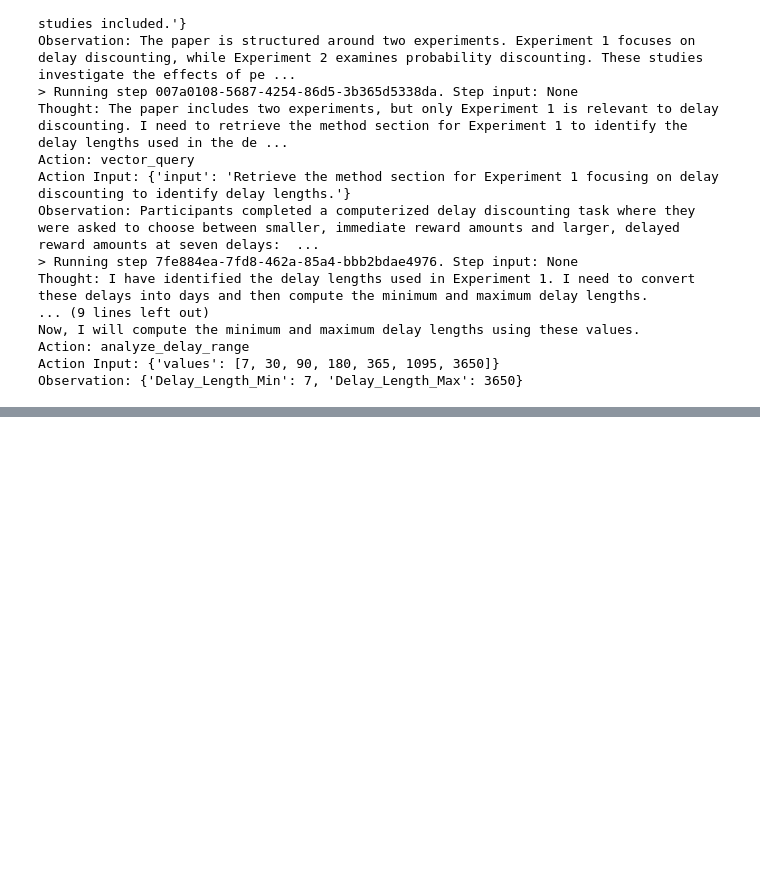
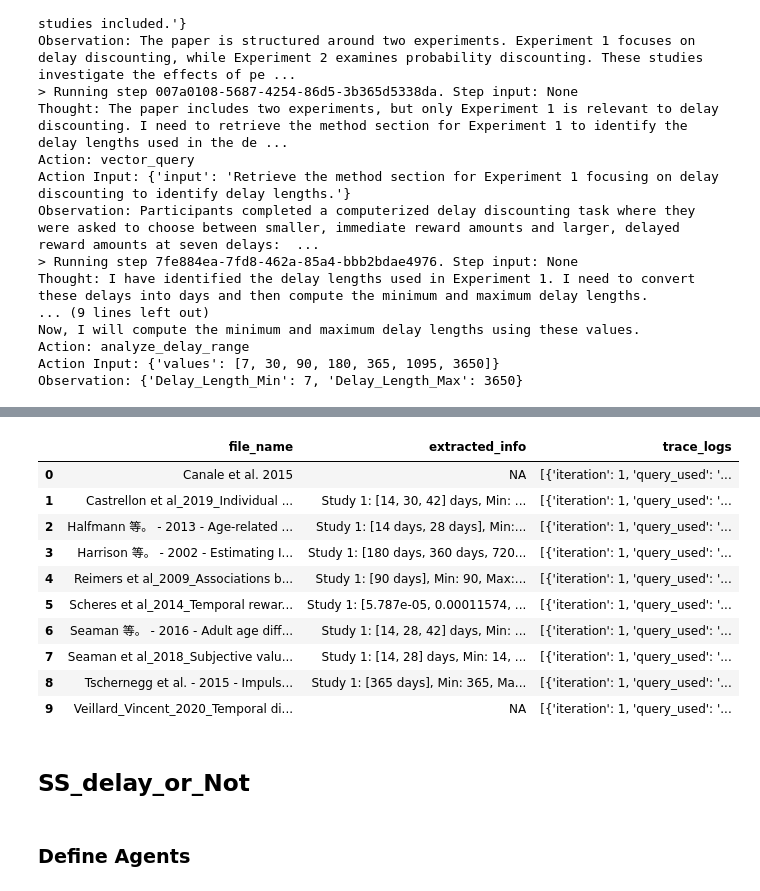
Before and after one commit to Junsong798/Tackling-Challenges-in-Automated-Data-Extraction-Using-Large-Language-Models, a Jupyter notebook: Illustrative_Examples.ipynb, the cells around one changed output, grey strips where cells are left out. Drawn from its saved outputs; the diff is of its cells as text; code cells hidden in the pictures; blank space fills up the shorter version.

```diff
--- a/Illustrative_Examples.ipynb
+++ b/Illustrative_Examples.ipynb
@@ -1190,0 +1212,9 @@ print(result_sep_engine.response)
+# %%
+# load OCR-extracted papers
+from llama_index.core import SimpleDirectoryReader
+from llama_index.core import SummaryIndex, VectorStoreIndex
+import os
+
+# define storage path for caching embeddings of individual papers
+storage_dir = './data/commentary_example4'
+paper_dir = './data/lu_2023_OCR_Mistral'
@@ -1190,0 +1239,26 @@ print(result_sep_engine.response)
+# %%
+# create other functions
+
+from llama_index.core.tools import QueryEngineTool
+from llama_index.core.evaluation import GuidelineEvaluator
+from llama_index.core.evaluation.guideline import DEFAULT_GUIDELINES
+from llama_index.core import Response
+from llama_index.core.indices.query.query_transform.feedback_transform import (
+    FeedbackQueryTransformation,
+)
+from llama_index.core.query_engine import RetryGuidelineQueryEngine
+
+# define the function for coding the moderator "Delay_Length_Min" and "Delay_Length_Max"
+def analyze_delay_range(values):
+  """
+  Compute min and max delay length in the delay discounting task.
+  Input: a list of numbers (e.g., [1, 5, 10])
+  Output: a dict with 'Delay_Length_Min' and 'Delay_Length_Max'.
+  """
+  if not values:
+      return {"Delay_Length_Min": None, "Delay_Length_Max": None}
+
+  return {
+      "Delay_Length_Min": min(values),
+      "Delay_Length_Max": max(values)
+  }
@@ -1190,0 +1572,6 @@ print(result_sep_engine.response)
+# %%
+# run the agent
+
+processor = BatchDelayProcessor(data_dir=paper_dir, persist_dir=storage_dir)
+
+df_results = processor.run_batch(doc_lists_delaymin)
@@ -1190,0 +1693,15 @@ print(result_sep_engine.response)
+# %%
+# check the output
+df_results
+# %% [output]
+|  | file_name | extracted_info | trace_logs |
+| 0 | Canale et al. 2015 | NA | [{'iteration': 1, 'query_used': '... |
+| 1 | Castrellon et al_2019_Individual ... | Study 1: [14, 30, 42] days, Min: ... | [{'iteration': 1, 'query_used': '... |
+| 2 | Halfmann 等。 - 2013 - Age-related ... | Study 1: [14 days, 28 days], Min:... | [{'iteration': 1, 'query_used': '... |
+| 3 | Harrison 等。 - 2002 - Estimating I... | Study 1: [180 days, 360 days, 720... | [{'iteration': 1, 'query_used': '... |
+| 4 | Reimers et al_2009_Associations b... | Study 1: [90 days], Min: 90, Max:... | [{'iteration': 1, 'query_used': '... |
+| 5 | Scheres et al_2014_Temporal rewar... | Study 1: [5.787e-05, 0.00011574, ... | [{'iteration': 1, 'query_used': '... |
+| 6 | Seaman 等。 - 2016 - Adult age diff... | Study 1: [14, 28, 42] days, Min: ... | [{'iteration': 1, 'query_used': '... |
+| 7 | Seaman et al_2018_Subjective valu... | Study 1: [14, 28] days, Min: 14, ... | [{'iteration': 1, 'query_used': '... |
+| 8 | Tschernegg et al. - 2015 - Impuls... | Study 1: [365 days], Min: 365, Ma... | [{'iteration': 1, 'query_used': '... |
+| 9 | Veillard_Vincent_2020_Temporal di... | NA | [{'iteration': 1, 'query_used': '... |
@@ -1190,0 +1711,4 @@ print(result_sep_engine.response)
+# %% [markdown]
+## SS_delay_or_Not
+# %% [markdown]
+### Define Agents
```
Also changed, not shown: parts of 45 cells of this notebook.
